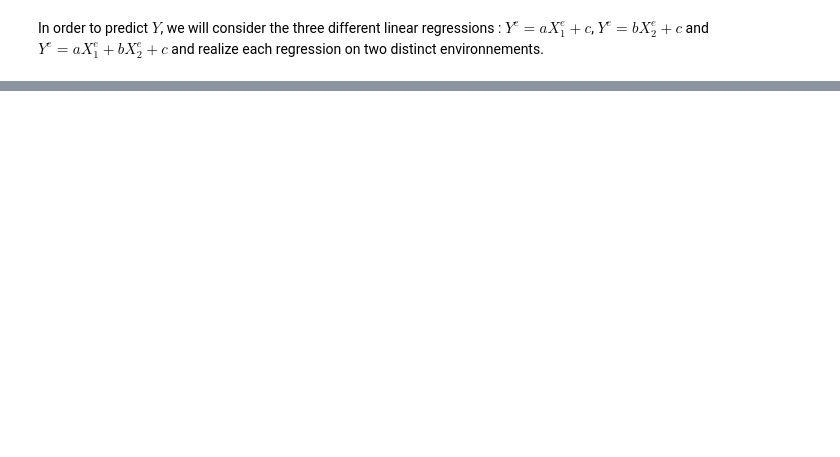
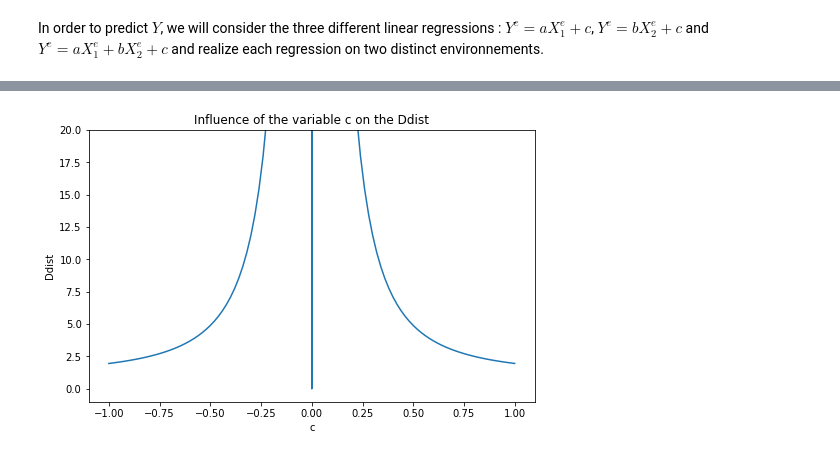
Before and after one commit to Clement-Nicolle/SDD, a Jupyter notebook: Algorithms in Machine Learning/Invariant Risk Minimization.ipynb, the cells around one changed output, grey strips where cells are left out. Drawn from its saved outputs; the diff is of its cells as text; code cells hidden in the pictures; blank space fills up the shorter version.

```diff
--- a/Algorithms in Machine Learning/Invariant Risk Minimization.ipynb
+++ b/Algorithms in Machine Learning/Invariant Risk Minimization.ipynb
@@ -249,0 +103,18 @@ SyntaxError: invalid syntax (3333512324.py, line 15)
+# %%
+# %load question2
+from sklearn.linear_model import LinearRegression
+
+def regressor(Y, X):
+    lr = LinearRegression()
+    lr.fit(X,Y)
+    return lr.coef_
+
+reg1_env1 = regressor(Ye1,X1e1)[0]
+reg2_env1 = regressor(Ye1,X2e1)[0]
+reg3_env1 = regressor(Ye1,np.concatenate([X1e1,X2e1], axis=1))[0]
+
+reg1_env2 = regressor(Ye2,X1e2)[0]
+reg2_env2 = regressor(Ye2,X2e2)[0]
+reg3_env2 = regressor(Ye2,np.concatenate([X1e2,X2e2], axis=1))[0]
+
+print("By running such regressions (despite different environnements), one might naively expect to \nhave quite the same result for each pair of regressions on both environnement but this is not \nthe case. \nFor the first regression we obtain %f as coefficient on environnement 1 and %f \non environnement 2.\nFor the second regression we obtain %f as coefficient on environnement 1 and %f \non environnement 2.\nFor the third regression we obtain the couple (%f, %f) as coefficients on \nenvironnement 1 and (%f, %f) on environnement 2." % (reg1_env1, reg1_env2, reg2_env1, reg2_env2, reg3_env1[0], reg3_env1[1], reg3_env2[0], reg3_env2[1]))
@@ -249,0 +209,26 @@ SyntaxError: invalid syntax (3333512324.py, line 15)
+# %%
+# %load question3
+import matplotlib.pyplot as plt
+import numpy as np
+
+X1, X2, Y = sample(sigma=10, n=10000)
+
+Ddist = []
+C =  np.linspace(-1, 1, 101)
+w  = np.array([1,0])
+
+for c in C:
+    X=np.concatenate([X1,X2], axis=1)
+    phi = np.array([[1, 0],
+                   [0, c]])
+    we = regressor(Y, X@phi)
+    Ddist.append(((we-w)@(we-w).T).sum())
+plt.figure(figsize=(8,5))
+plt.ylim(-1, 20)
+plt.plot(C, Ddist)
+plt.ylabel('Ddist')
+plt.xlabel('c')
+plt.title('Influence of the variable c on the Ddist')
+plt.show()
+# %% [output]
+[figure, added]
```
Also changed, not shown: parts of 85 cells of this notebook, 1 other file.
